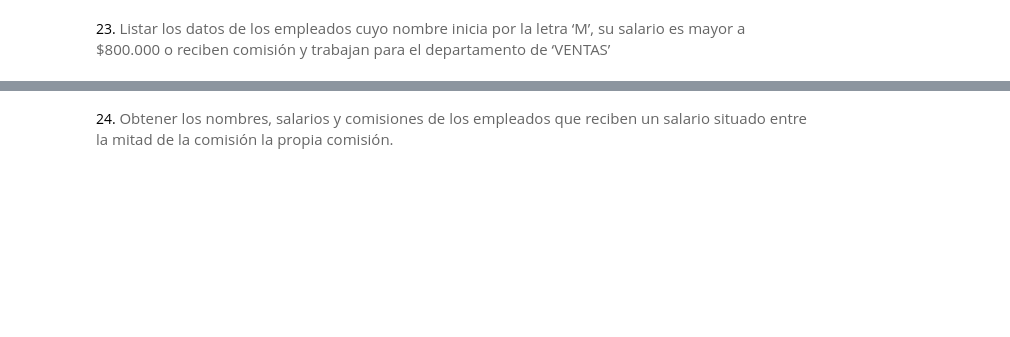
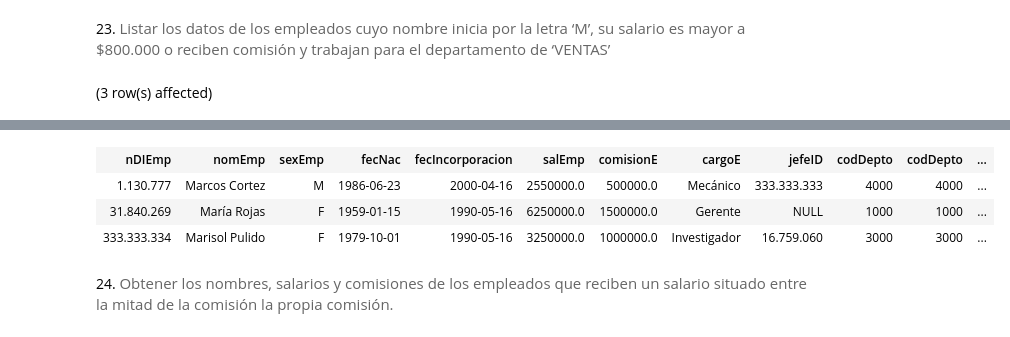
Before and after one commit to jdomdev/data-science-sql, a Jupyter notebook: notebooks/p5-m4.ipynb, the cells around one changed output, grey strips where cells are left out. Cells and saved outputs as stored; diff of their text form; code cells hidden in the pictures; blank space fills up the shorter version.

```diff
--- a/notebooks/p5-m4.ipynb
+++ b/notebooks/p5-m4.ipynb
@@ -154,2 +489,13 @@ Total execution time: 00:00:01.003
 # %% [markdown]
 23. <span style="color: rgb(102, 102, 102); font-family: Poppins; font-size: 15px; background-color: rgb(255, 255, 255);">Listar los datos de los empleados cuyo nombre inicia por la letra ‘M’, su salario es mayor a $800.000 o reciben comisión y trabajan para el departamento de ‘VENTAS’</span>
+# %%
+SELECT *
+FROM empleados AS e
+JOIN departamentos AS d
+ON e.codDepto= d.codDepto
+WHERE e.nomEmp REGEXP '^M'
+AND salEmp > 800000
+AND comisionE > 0
+AND d.nombreDpto NOT IN('VENTAS');
+# %% [output]
+(3 row(s) affected)
@@ -156,2 +503,6 @@ Total execution time: 00:00:01.003
+| nDIEmp | nomEmp | sexEmp | fecNac | fecIncorporacion | salEmp | comisionE | cargoE | jefeID | codDepto | codDepto | ... |
+| 1.130.777 | Marcos Cortez | M | 1986-06-23 | 2000-04-16 | 2550000.0 | 500000.0 | Mecánico | 333.333.333 | 4000 | 4000 | ... |
+| 31.840.269 | María Rojas | F | 1959-01-15 | 1990-05-16 | 6250000.0 | 1500000.0 | Gerente | NULL | 1000 | 1000 | ... |
+| 333.333.334 | Marisol Pulido | F | 1979-10-01 | 1990-05-16 | 3250000.0 | 1000000.0 | Investigador | 16.759.060 | 3000 | 3000 | ... |
 # %% [markdown]
 24. <span style="color: rgb(102, 102, 102); font-family: Poppins; font-size: 15px; background-color: rgb(255, 255, 255);">Obtener los nombres, salarios y comisiones de los empleados que reciben un salario situado entre la mitad de la comisión la propia comisión.</span>
```
Also changed, not shown: parts of 36 cells of this notebook.
